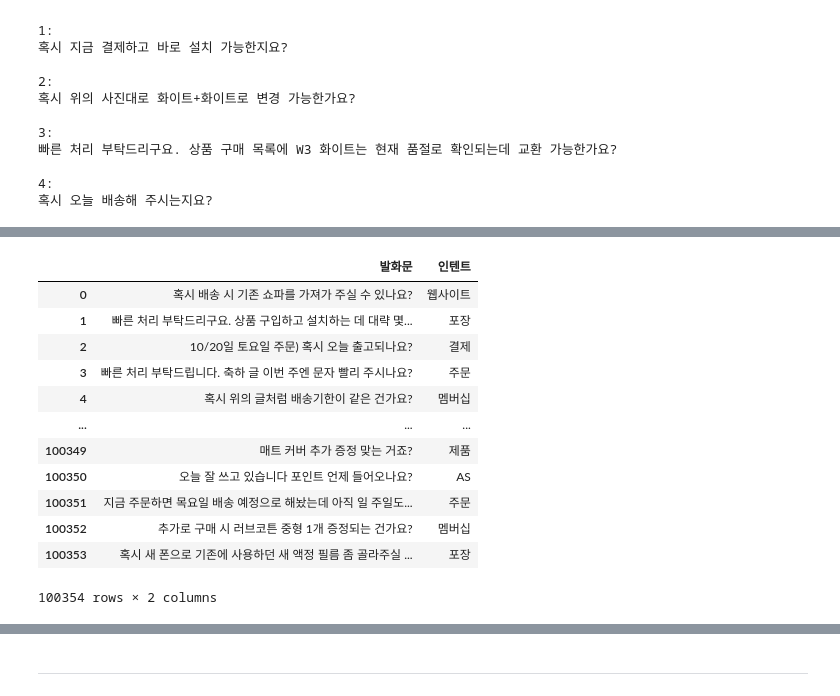
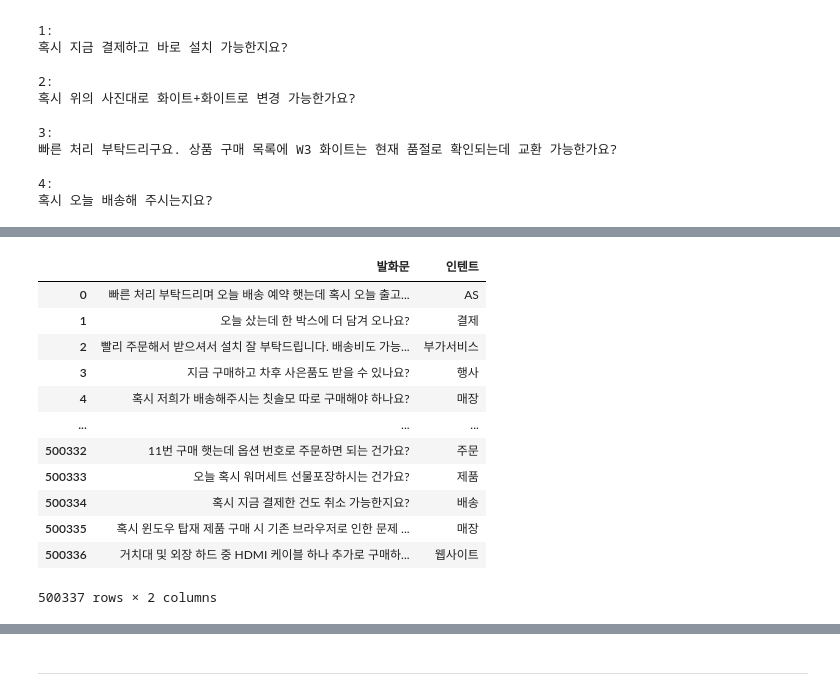
Before and after one commit to uoo723/BigStar-RnD-DA, a Jupyter notebook: notebooks/dev2.ipynb, the cells around one changed output, grey strips where cells are left out. Drawn from its saved outputs; the diff is of its cells as text; code cells hidden in the pictures.

Commit message:
feat: generate texts from gpt2

```diff
--- a/notebooks/dev2.ipynb
+++ b/notebooks/dev2.ipynb
@@ -239,7 +241,7 @@ mlb = get_label_encoder("cache/label_encoder_mlb.joblib", is_multilabel=True)
 # %% [markdown]
 # Set Some Variables
 # %%
-device = torch.device("cuda:1")
+device = torch.device("cuda:0")
 # %% [markdown]
 # Analysis
 # %%
@@ -741,35 +743,43 @@ for i, sentence in enumerate(sentences):
 
 4:
 혹시 오늘 배송해 주시는지요?
+# %%
+aug_data = joblib.load("outputs/gpt2_aug_data.joblib")
 # %%
 %%time
 n_samples = 100
 label_token_map = {le.classes_[i]: f"<unused{i+1}>" for i in range(le.classes_.size)}
 sep_token = "<unused0>"
+max_samples = 500000
 
 # aug_data = set()
-while len(aug_data) < 100000:
-    for label in tqdm(le.classes_, leave=False):
-        text = [label_token_map[label] + sep_token]
-        inputs = tokenizer(text, return_tensors="pt")
-        output = model.generate(
-            inputs["input_ids"].to(device),
-            max_length=100,
-            do_sample=True,
-            # num_beams=5,
-            # num_beam_groups=2,
-            top_k=50,
-            top_p=0.95,
-            # typical_p=0.5,
-            num_return_sequences=n_samples,
-            # repetition_penalty=2.0,
-            # temperature=0.7,
-            pad_token_id=tokenizer.pad_token_id,
-            eos_token_id=tokenizer.eos_token_id,
-            bos_token_id=tokenizer.bos_token_id,
-        )
-        sentences = tokenizer.batch_decode(output, skip_special_tokens=True)
-        aug_data.update(set(zip(sentences, [label] * len(sentences))))
+with tqdm(total=max_samples) as pbar:
+    pbar.update(len(aug_data))
+
+    while len(aug_data) < max_samples:
+        for label in le.classes_:
+            text = [label_token_map[label] + sep_token]
+            inputs = tokenizer(text, return_tensors="pt")
+            output = model.generate(
+                inputs["input_ids"].to(device),
+                max_length=100,
+                do_sample=True,
+                # num_beams=5,
+                # num_beam_groups=2,
+                top_k=50,
+                top_p=0.95,
+                # typical_p=0.5,
+                num_return_sequences=n_samples,
+                # repetition_penalty=2.0,
+                # temperature=0.7,
+                pad_token_id=tokenizer.pad_token_id,
+                eos_token_id=tokenizer.eos_token_id,
+                bos_token_id=tokenizer.bos_token_id,
+            )
+            sentences = tokenizer.batch_decode(output, skip_special_tokens=True)
+            num_aug_data = len(aug_data)
+            aug_data.update(set(zip(sentences, [label] * len(sentences))))
+            pbar.update(len(aug_data) - num_aug_data)
 
 xs, ys = zip(*aug_data)
 df = pd.DataFrame({"발화문": xs, "인텐트": ys})
@@ -780,13 +790,13 @@ Wall time: 22min 25s
 |  | 발화문 | 인텐트 |
-| 0 | 혹시 배송 시 기존 쇼파를 가져가 주실 수 있나요? | 웹사이트 |
-| 1 | 빠른 처리 부탁드리구요. 상품 구입하고 설치하는 데 대략 몇... | 포장 |
-| 2 | 10/20일 토요일 주문) 혹시 오늘 출고되나요? | 결제 |
-| 3 | 빠른 처리 부탁드립니다. 축하 글 이번 주엔 문자 빨리 주시나요? | 주문 |
-| 4 | 혹시 위의 글처럼 배송기한이 같은 건가요? | 멤버십 |
+| 0 | 빠른 처리 부탁드리며 오늘 배송 예약 햇는데 혹시 오늘 출고... | AS |
+| 1 | 오늘 샀는데 한 박스에 더 담겨 오나요? | 결제 |
+| 2 | 빨리 주문해서 받으셔서 설치 잘 부탁드립니다. 배송비도 가능... | 부가서비스 |
+| 3 | 지금 구매하고 차후 사은품도 받을 수 있나요? | 행사 |
+| 4 | 혹시 저희가 배송해주시는 칫솔모 따로 구매해야 하나요? | 매장 |
 | ... | ... | ... |
-| 100349 | 매트 커버 추가 증정 맞는 거죠? | 제품 |
-| 100350 | 오늘 잘 쓰고 있습니다 포인트 언제 들어오나요? | AS |
-| 100351 | 지금 주문하면 목요일 배송 예정으로 해놨는데 아직 일 주일도... | 주문 |
-| 100352 | 추가로 구매 시 러브코튼 중형 1개 증정되는 건가요? | 멤버십 |
-| 100353 | 혹시 새 폰으로 기존에 사용하던 새 액정 필름 좀 골라주실 ... | 포장 |
+| 500332 | 11번 구매 햇는데 옵션 번호로 주문하면 되는 건가요? | 주문 |
+| 500333 | 오늘 혹시 워머세트 선물포장하시는 건가요? | 제품 |
+| 500334 | 혹시 지금 결제한 건도 취소 가능한지요? | 배송 |
+| 500335 | 혹시 윈도우 탑재 제품 구매 시 기존 브라우저로 인한 문제 ... | 매장 |
+| 500336 | 거치대 및 외장 하드 중 HDMI 케이블 하나 추가로 구매하... | 웹사이트 |
-100354 rows × 2 columns
+500337 rows × 2 columns
```
Also changed, not shown: parts of 12 cells of this notebook, 5 other files.
